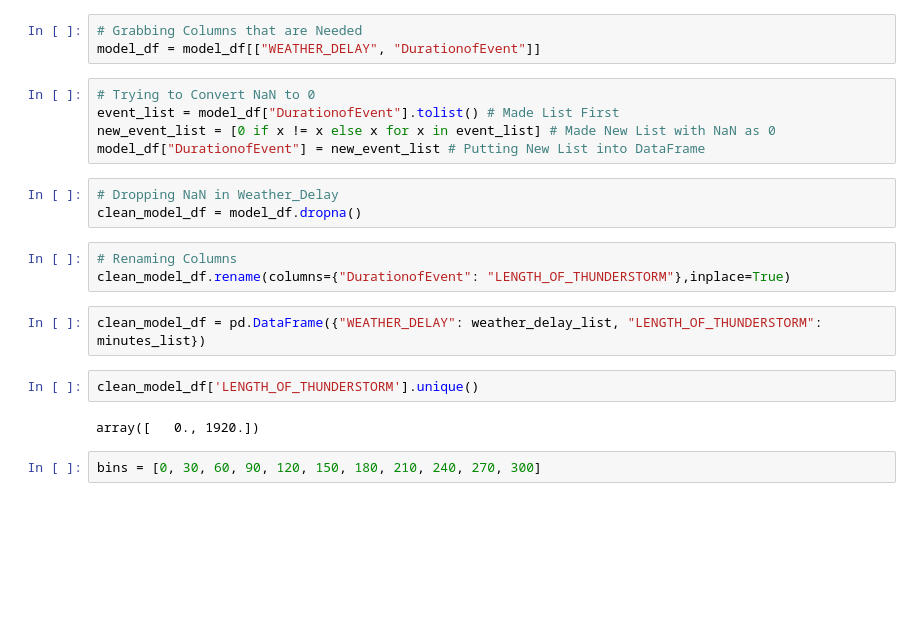
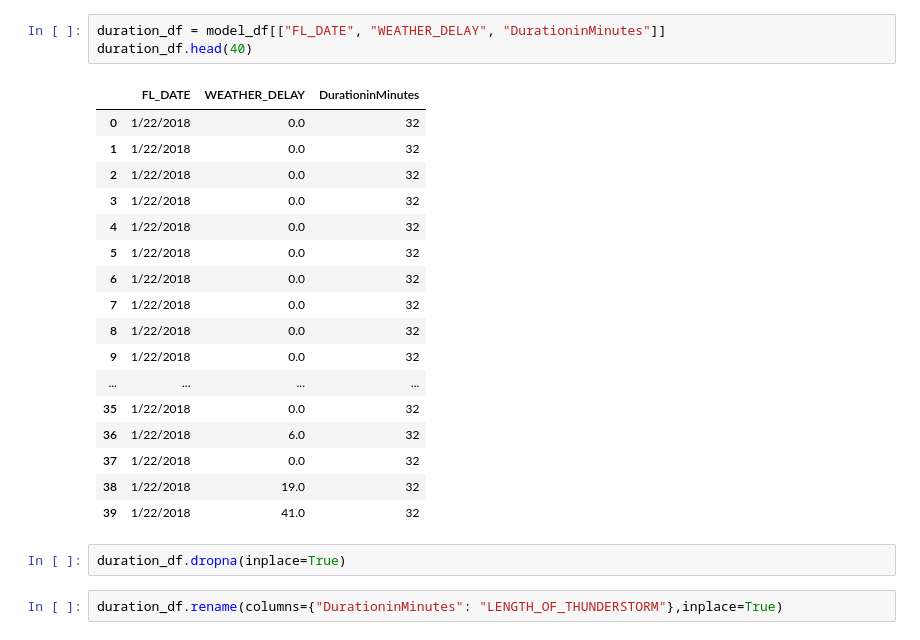
Before and after one commit to meghanvl/Weather_Delays, a Jupyter notebook: ML/delays.ipynb, the cells around one changed output. Saved outputs shown, nothing was run; the diff lists cells and outputs as text; blank space fills up the shorter version.

```diff
--- a/ML/delays.ipynb
+++ b/ML/delays.ipynb
@@ -35,23 +31,26 @@ model_df
-# %%
-# Grabbing Columns that are Needed
-model_df = model_df[["WEATHER_DELAY", "DurationofEvent"]]
-# %%
-# Trying to Convert NaN to 0
-event_list = model_df["DurationofEvent"].tolist() # Made List First
-new_event_list = [0 if x != x else x for x in event_list] # Made New List with NaN as 0
-model_df["DurationofEvent"] = new_event_list # Putting New List into DataFrame
-# %%
-# Dropping NaN in Weather_Delay
-clean_model_df = model_df.dropna()
+# %%
+duration_df = model_df[["FL_DATE", "WEATHER_DELAY", "DurationinMinutes"]]
+duration_df.head(40)
+# %% [output]
+|  | FL_DATE | WEATHER_DELAY | DurationinMinutes |
+| 0 | 1/22/2018 | 0.0 | 32 |
+| 1 | 1/22/2018 | 0.0 | 32 |
+| 2 | 1/22/2018 | 0.0 | 32 |
+| 3 | 1/22/2018 | 0.0 | 32 |
+| 4 | 1/22/2018 | 0.0 | 32 |
+| 5 | 1/22/2018 | 0.0 | 32 |
+| 6 | 1/22/2018 | 0.0 | 32 |
+| 7 | 1/22/2018 | 0.0 | 32 |
+| 8 | 1/22/2018 | 0.0 | 32 |
+| 9 | 1/22/2018 | 0.0 | 32 |
+| ... | ... | ... | ... |
+| 35 | 1/22/2018 | 0.0 | 32 |
+| 36 | 1/22/2018 | 6.0 | 32 |
+| 37 | 1/22/2018 | 0.0 | 32 |
+| 38 | 1/22/2018 | 19.0 | 32 |
+| 39 | 1/22/2018 | 41.0 | 32 |
+# %%
+duration_df.dropna(inplace=True)
 # %%
-# Renaming Columns
-clean_model_df.rename(columns={"DurationofEvent": "LENGTH_OF_THUNDERSTORM"},inplace=True)
+duration_df.rename(columns={"DurationinMinutes": "LENGTH_OF_THUNDERSTORM"},inplace=True)
-# %%
-clean_model_df = pd.DataFrame({"WEATHER_DELAY": weather_delay_list, "LENGTH_OF_THUNDERSTORM": minutes_list})
-# %%
-clean_model_df['LENGTH_OF_THUNDERSTORM'].unique()
-# %% [output]
-array([   0., 1920.])
-# %%
-bins = [0, 30, 60, 90, 120, 150, 180, 210, 240, 270, 300]
 # %%
```
Also changed, not shown: parts of 19 cells of this notebook, 17 other files.
